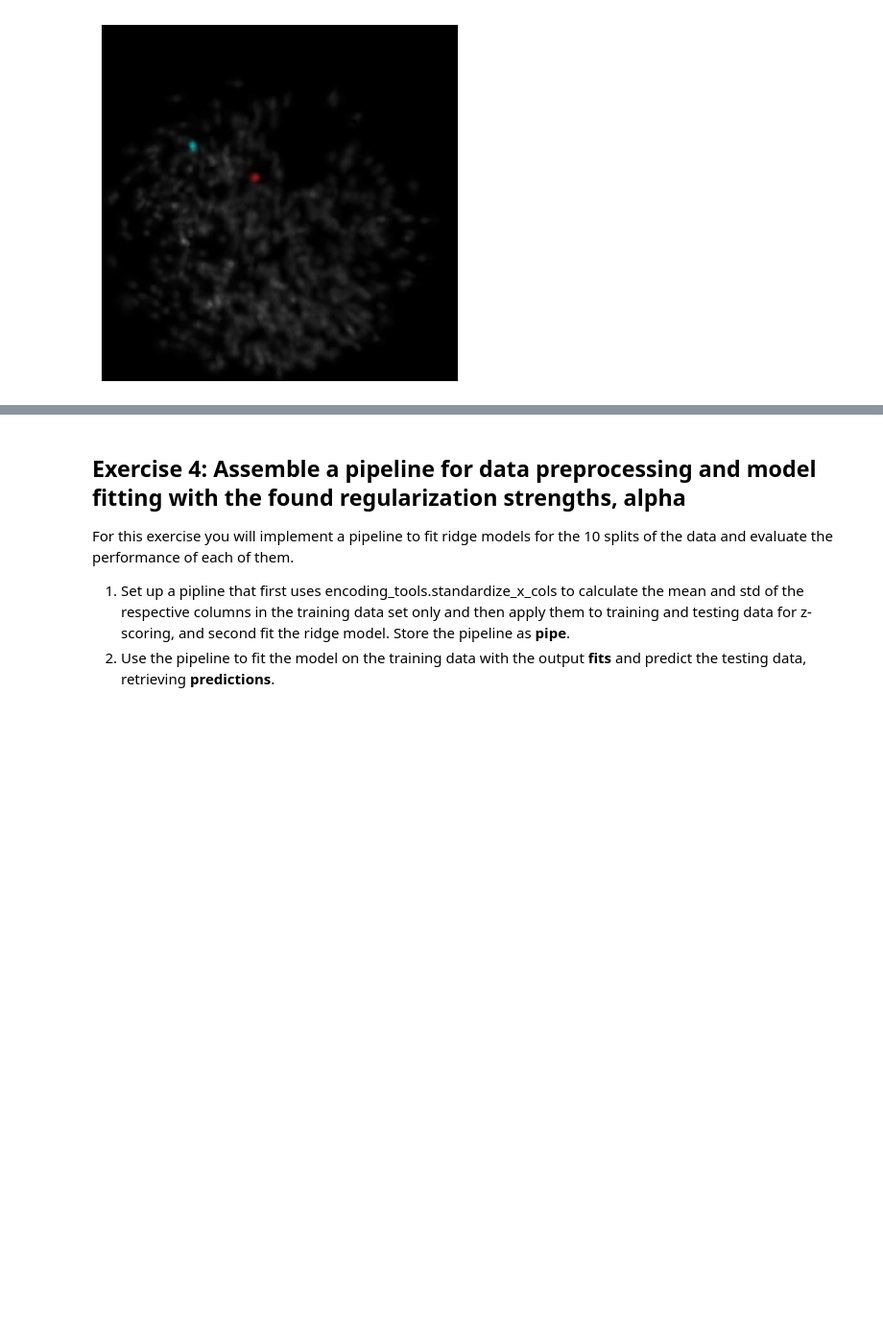
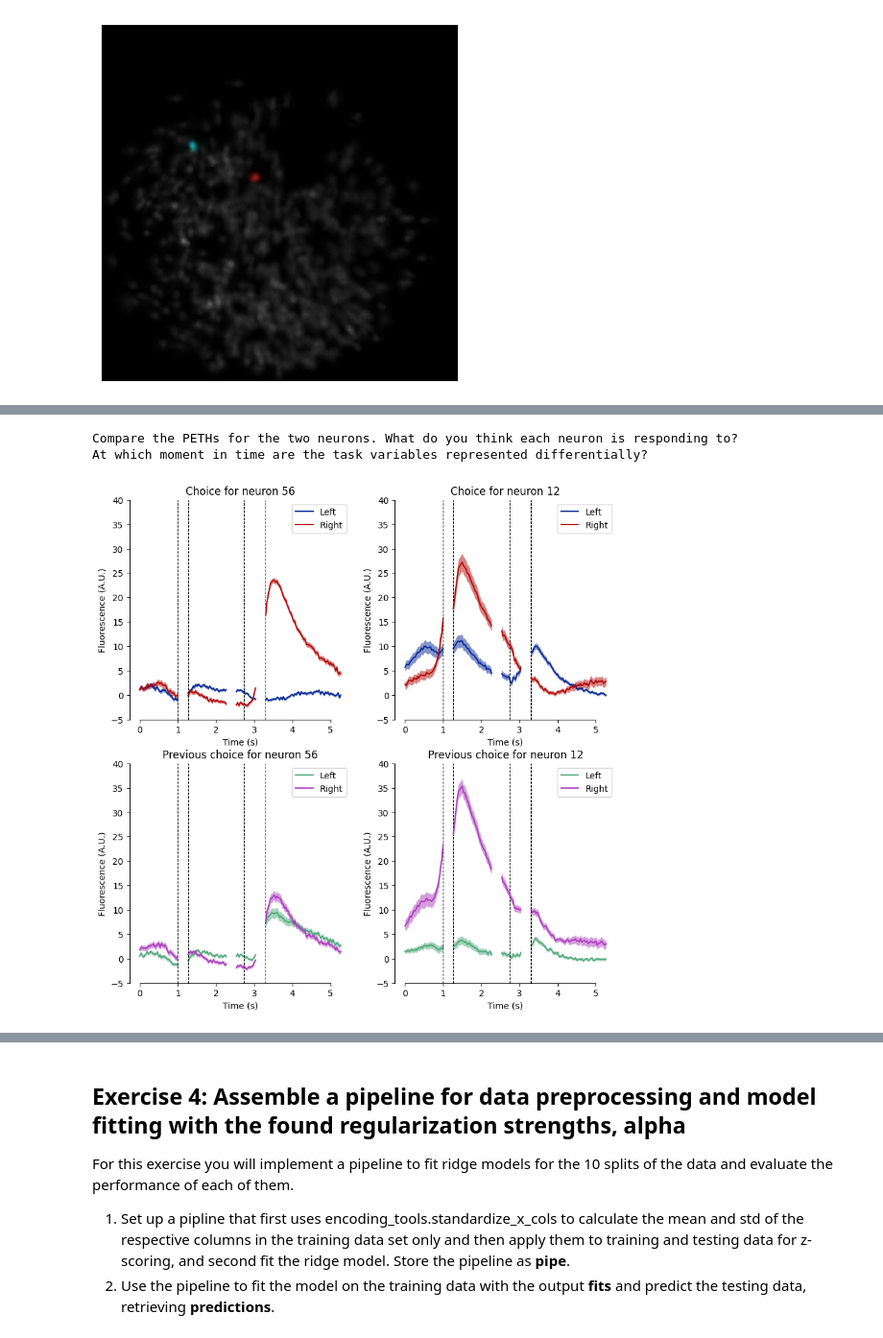
Before and after one commit to churchlandlab/DataSAI_summer_school, a Jupyter notebook: 2_Fitting_Neural_Data.ipynb, the cells around one changed output, grey strips where cells are left out. Shown: that part at 96% size. Cells and saved outputs as stored; diff of their text form; code cells hidden in the pictures; blank space fills up the shorter version.

```diff
--- a/2_Fitting_Neural_Data.ipynb
+++ b/2_Fitting_Neural_Data.ipynb
@@ -251,3 +200,81 @@ At which moment in time are the task variables represented differentially?
+# %%
+# 3. Please complete the function below that can be used to calculate and plot mean +/- sem traces for a specified neuron
+#    and a specific binary task variable.
+
+def plot_mean_trace(Y_3d,
+                    task_var, #the binary array of task variables for each trial (stimulus, choice, etc.)
+                    task_var_name, #used for figure title
+                    neuron_id,
+                    aligned_segment_start,
+                    ax,
+                    colors=['#062999','#b20707'],
+                    spacer=7,
+                    var_value_strings=['Left', 'Right']):
+
+    alignment_position_x_vect = [-1, 0, 6, 0] #These are the indices of the x_vect element where the alignment happend.
+
+    average_trace = np.stack((np.mean(Y_3d[:, neuron_id, task_var==0], axis=1),
+                              np.mean(Y_3d[:, neuron_id, task_var==1], axis=1))).T # stack the different conditions along a new dimension
+    # TODO: Similarly construct the sem_trace variable
+
+    #########-----Solution----------#######
+    sem_trace = np.stack((np.std(Y_3d[:, neuron_id, task_var == 0],axis=1) / np.sqrt(np.sum(task_var == 0)),
+                          np.std(Y_3d[:, neuron_id, task_var == 1],axis=1) / np.sqrt(np.sum(task_var == 1)))).T
+    ##############################################
+
+    for n in range(average_trace.shape[1]): #Loop through the conditions (left and right in the case of choice)
+        for k in range(len(aligned_segment_start)): #Loop through the different task segments
+
+            if k < len(aligned_segment_start) - 1 : #Split by different segments
+                plot_idx = np.arange(aligned_segment_start[k], aligned_segment_start[k+1]) #Extract indices of the current segment
+                x_vect = (plot_idx + k*spacer) / frame_rate #Create a time vector to plot the data to
+                line_label = None
+            else:
+                plot_idx = np.arange(aligned_segment_start[k], Y_3d.shape[0])
+                x_vect = (plot_idx + k*spacer) /frame_rate
+                line_label = var_value_strings[n] #only use a label on the last segment
+
+    # TODO: Plot the sem and the average traces of the respective segment agains the time vector
+    #       to the axes ax using fill_between and plot methods. Remember that we are not only looping
+    #       through aligned segments but also through task variable conditions (True or False).
+    #       As keyword arguments for fill_between use: color = colors[n], alpha = 0.5, linewidth = 0
+    #       As keyword aruments to plot use: color = colors[n], label = line_label
+
+    #################----------Solution--------##############################
+            ax.fill_between(x_vect, average_trace[plot_idx,n] - sem_trace[plot_idx,n], average_trace[plot_idx,n] + sem_trace[plot_idx,n], color=colors[n], alpha=0.5, linewidth=0)
+            ax.plot(x_vect, average_trace[plot_idx,n], color=colors[n], label=line_label)
+    ###########################################################################
+            if n == 0: #Plot vertical alignment timepoints only once in the loop
+                ax.axvline(x_vect[alignment_position_x_vect[k]], color = 'k', linewidth = 0.8, linestyle = '--')
+
+    #Do some figure formating
+    ax.set_xlabel('Time (s)')
+    ax.set_ylabel('Fluorescence (A.U.)')
+    ax.set_title(f'{task_var_name} for neuron {neuron_id}')
+    ax.legend()
+    ax.set_ylim([-5, 40]) #Pre-set for this data
+    ax.spines['right'].set_visible(False)
+    ax.spines['top'].set_visible(False)
+    ax.spines['left'].set_bounds([ax.get_yticks()[0], ax.get_yticks()[-1]])
+    ax.spines['bottom'].set_bounds([ax.get_xticks()[1], ax.get_xticks()[-2]]) #In this case the plotting is bounded by invisible ticks, thus 1 and -2
+    return
+
+
+#Now lets call our function and plot the traces
+#First create a figure with four subplots
+axes_list = encoding_tools.create_subplot_axes(2, 2, fig_size=(10,10))
+
+#Now we can fill the subplots
+plot_mean_trace(Y_3d, choice, 'Choice', 56, aligned_segment_start, axes_list[0])
+plot_mean_trace(Y_3d, choice, 'Choice', 12, aligned_segment_start, axes_list[1])
+plot_mean_trace(Y_3d, previous_choice, 'Previous choice', 56, aligned_segment_start, axes_list[2], colors = ['#4fa97a', '#ac3cbd'])
+plot_mean_trace(Y_3d, previous_choice, 'Previous choice', 12, aligned_segment_start, axes_list[3], colors = ['#4fa97a', '#ac3cbd'])
+
+print('Compare the PETHs for the two neurons. What do you think each neuron is responding to?\nAt which moment in time are the task variables represented differentially?')
+# %% [output]
+Compare the PETHs for the two neurons. What do you think each neuron is responding to?
+At which moment in time are the task variables represented differentially?
+[figure, added]
 # %% [markdown]
 #### Prepare for model fitting
 
```
Also changed, not shown: parts of 15 cells of this notebook.
